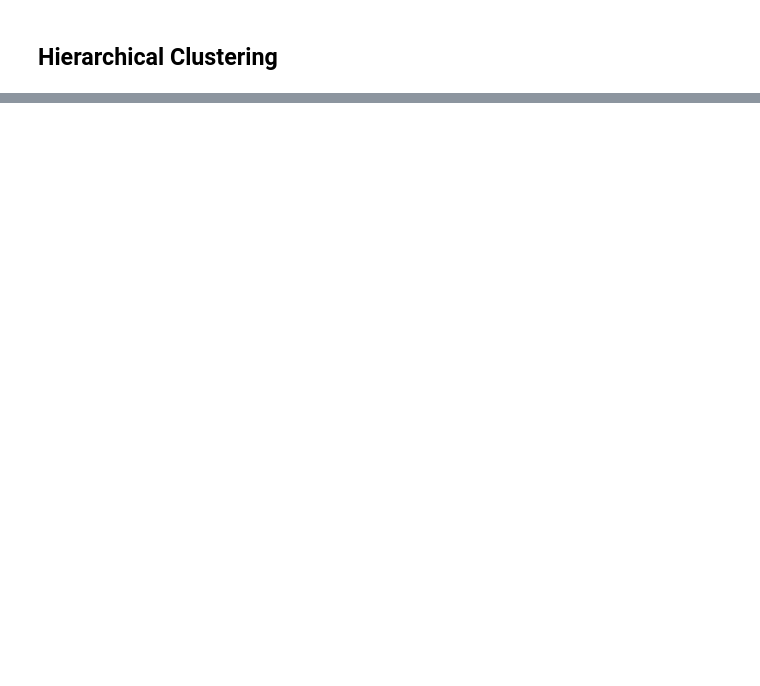
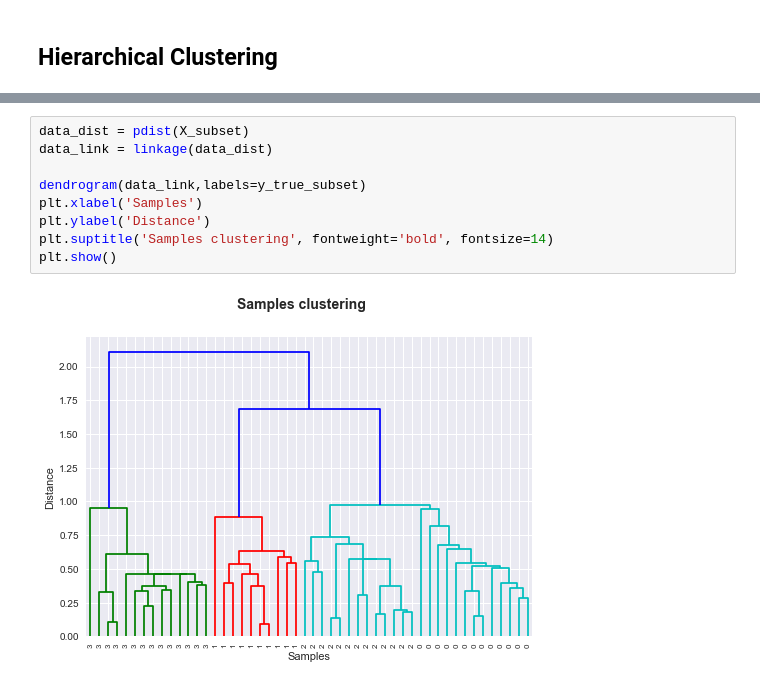
Before and after one commit to XuefeiY/Machine-Learning-Notes, a Jupyter notebook: Cluster Analysis/Cluster Analysis.ipynb, the cells around one changed output, grey strips where cells are left out. Cells and saved outputs as stored; diff of their text form; blank space fills up the shorter version.

```diff
--- a/Cluster Analysis/Cluster Analysis.ipynb
+++ b/Cluster Analysis/Cluster Analysis.ipynb
@@ -78,0 +102,11 @@ https://jakevdp.github.io/PythonDataScienceHandbook/05.11-k-means.html
+# %%
+data_dist = pdist(X_subset)
+data_link = linkage(data_dist)
+
+dendrogram(data_link,labels=y_true_subset)
+plt.xlabel('Samples')
+plt.ylabel('Distance')
+plt.suptitle('Samples clustering', fontweight='bold', fontsize=14)
+plt.show()
+# %% [output]
+[figure, added]
```
Also changed, not shown: parts of 17 cells of this notebook.
